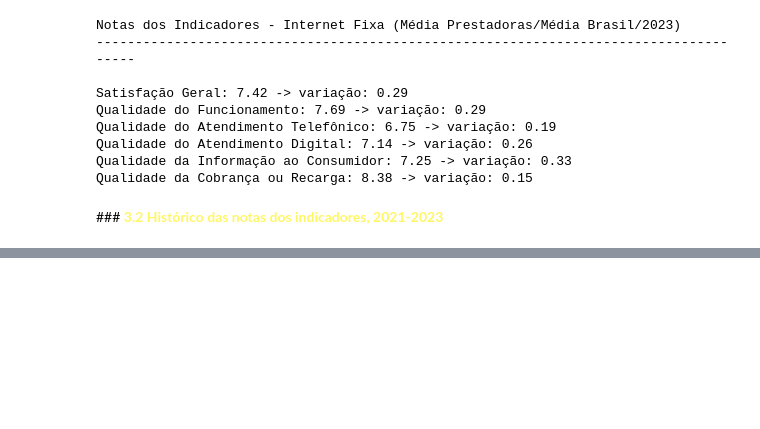
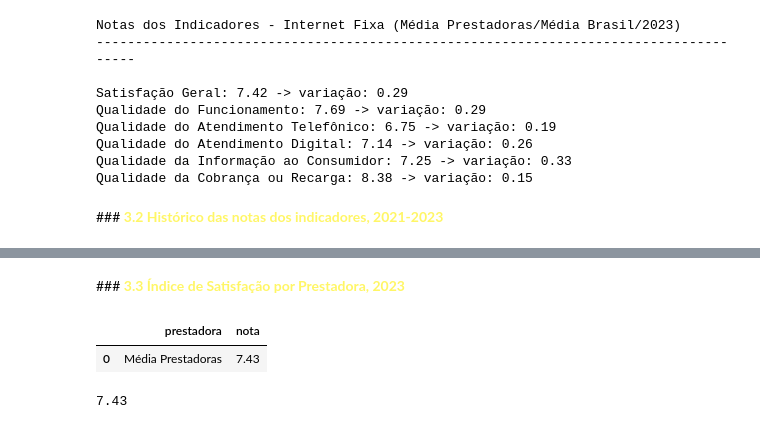
Before and after one commit to gabrielmprata/Anatel_Reclamacoes, a Jupyter notebook: Anatel_Pesquisa_Analises_e_Graficos.ipynb, the cells around one changed output, grey strips where cells are left out. Cells and saved outputs as stored; diff of their text form; code cells hidden in the pictures; blank space fills up the shorter version.

```diff
--- a/Anatel_Pesquisa_Analises_e_Graficos.ipynb
+++ b/Anatel_Pesquisa_Analises_e_Graficos.ipynb
@@ -120,3 +119,5 @@ fig.update_traces(textfont_size=12, textangle=0, textposition="outside", clipona
 fig.show()
 # %% [output]
 [interactive output not drawn]
+# %% [markdown]
+###**<font color=#fff666> 3.3 Índice de Satisfação por Prestadora, 2023**
@@ -122,0 +134,19 @@ fig.show()
+# %%
+df_isg_media = (df_pesquisa[["prestadora",'nota']]
+                    [(df_pesquisa['grupo'] == 'Indicadores') &
+                     (df_pesquisa['calculo'] == 'Média Índices') &
+                     (df_pesquisa['indicador'] == 'Satisfação Geral') &
+                     (df_pesquisa['ano'] == 2023) &
+                     (df_pesquisa['prestadora'] == 'Média Prestadoras') &
+                     (df_pesquisa['estado'] == 'Média Brasil')
+                     ]
+                   ).groupby(["prestadora"])['nota'].mean().round(2).reset_index()
+
+df_isg_media
+# %% [output]
+|  | prestadora | nota |
+| 0 | Média Prestadoras | 7.43 |
+# %%
+df_isg_media.nota.values[0]
+# %% [output]
+7.43
```
Also changed, not shown: parts of 3 cells of this notebook.
